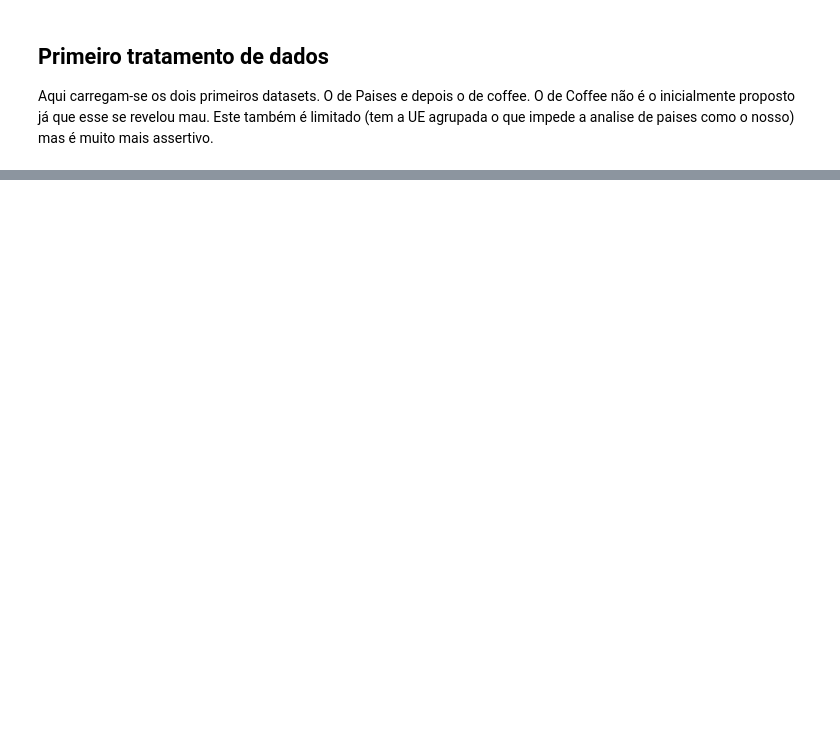
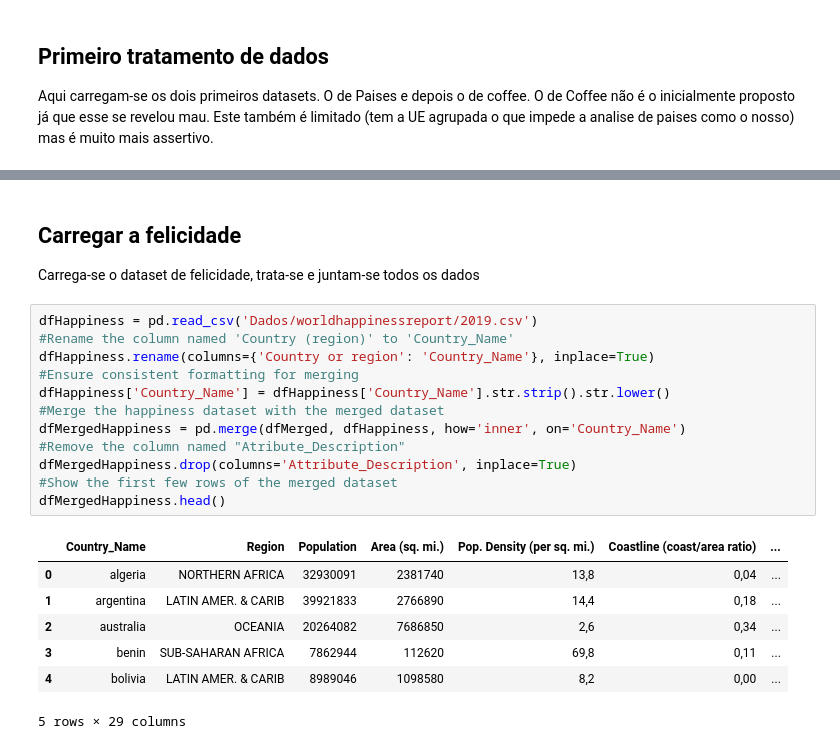
Before and after one commit to nunovivas/TrabalhoFinal, a Jupyter notebook: 04Final.ipynb, the cells around one changed output, grey strips where cells are left out. Drawn from its saved outputs; the diff is of its cells as text; blank space fills up the shorter version.

```diff
--- a/04Final.ipynb
+++ b/04Final.ipynb
@@ -28,0 +56,24 @@ dfCoffee.head()
+# %% [markdown]
+## Carregar a felicidade
+
+Carrega-se o dataset de felicidade, trata-se e juntam-se todos os dados
+# %%
+dfHappiness = pd.read_csv('Dados/worldhappinessreport/2019.csv')
+#Rename the column named 'Country (region)' to 'Country_Name'
+dfHappiness.rename(columns={'Country or region': 'Country_Name'}, inplace=True)
+#Ensure consistent formatting for merging
+dfHappiness['Country_Name'] = dfHappiness['Country_Name'].str.strip().str.lower()
+#Merge the happiness dataset with the merged dataset
+dfMergedHappiness = pd.merge(dfMerged, dfHappiness, how='inner', on='Country_Name')
+#Remove the column named "Atribute_Description"
+dfMergedHappiness.drop(columns='Attribute_Description', inplace=True)
+#Show the first few rows of the merged dataset
+dfMergedHappiness.head()
+# %% [output]
+|  | Country_Name | Region | Population | Area (sq. mi.) | Pop. Density (per sq. mi.) | Coastline (coast/area ratio) | ... |
+| 0 | algeria | NORTHERN AFRICA | 32930091 | 2381740 | 13,8 | 0,04 | ... |
+| 1 | argentina | LATIN AMER. & CARIB | 39921833 | 2766890 | 14,4 | 0,18 | ... |
+| 2 | australia | OCEANIA | 20264082 | 7686850 | 2,6 | 0,34 | ... |
+| 3 | benin | SUB-SAHARAN AFRICA | 7862944 | 112620 | 69,8 | 0,11 | ... |
+| 4 | bolivia | LATIN AMER. & CARIB | 8989046 | 1098580 | 8,2 | 0,00 | ... |
+5 rows × 29 columns
```
Also changed, not shown: parts of 8 cells of this notebook, 3 other files.
